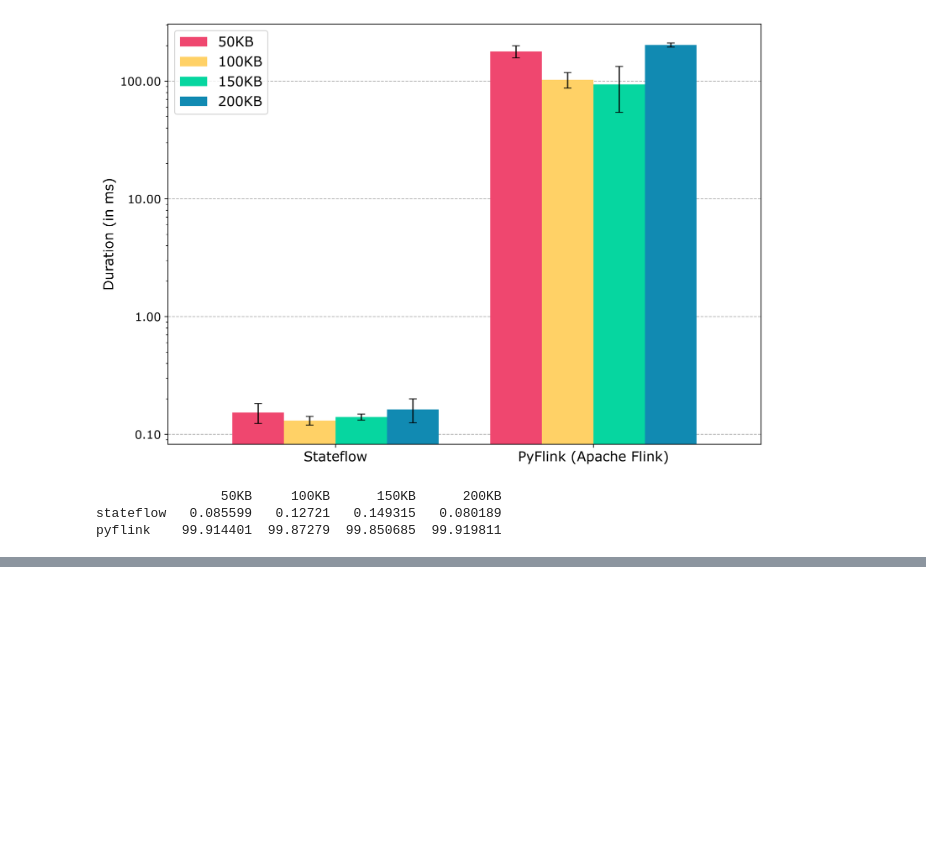
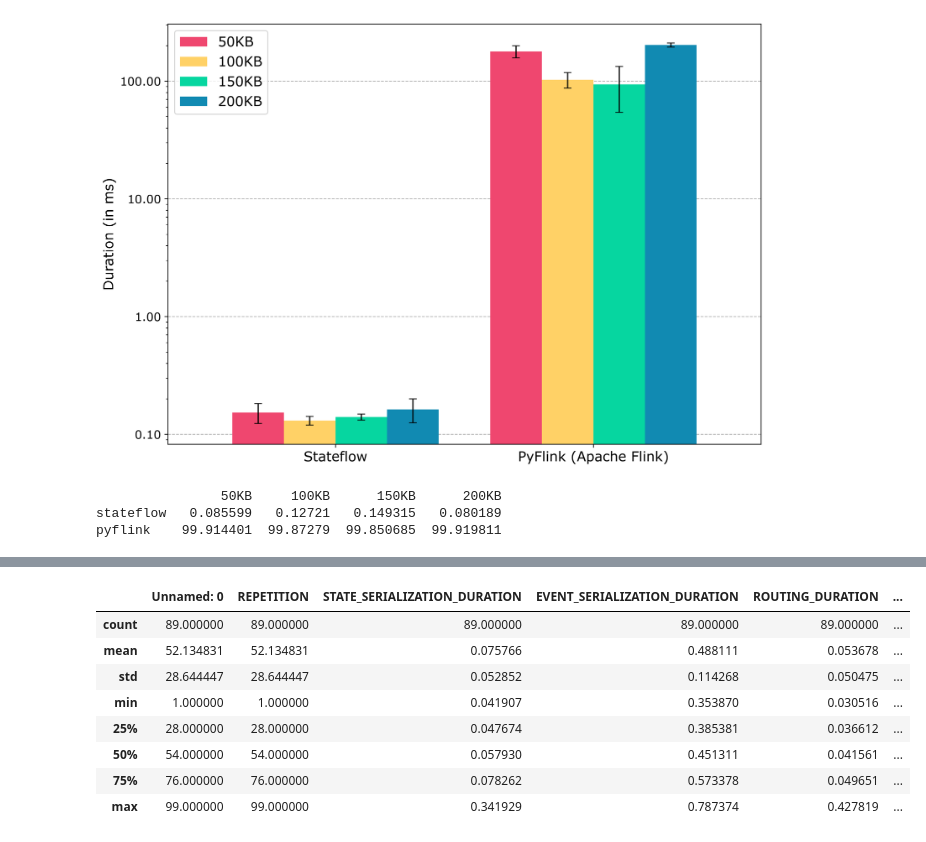
Before and after one commit to delftdata/stateflow-evaluation, a Jupyter notebook: results/overhead/overhead_results_with_runtime.ipynb, the cells around one changed output, grey strips where cells are left out. Saved outputs shown, nothing was run; the diff lists cells and outputs as text; code cells hidden in the pictures; blank space fills up the shorter version.

```diff
--- a/results/overhead/overhead_results_with_runtime.ipynb
+++ b/results/overhead/overhead_results_with_runtime.ipynb
@@ -1035,0 +1065,21 @@ pyflink    99.914401  99.87279  99.850685  99.919811
+# %%
+eg100_data = pd.read_csv("with_runtime/pyflink_100eg.csv")
+columns = ["PYFLINK", "EVENT_SERIALIZATION_DURATION"]
+for column in columns:
+    eg100_data = eg100_data[eg100_data[column] < eg100_data[column].quantile(0.95)]
+eg100_data["stateflow"] = eg100_data["ACTOR_CONSTRUCTOR"] + eg100_data["ROUTING_DURATION"] + eg100_data["EVENT_SERIALIZATION_DURATION"] + eg100_data["STATE_SERIALIZATION_DURATION"] + eg100_data["EXECUTION_GRAPH_TRAVERSAL"]
+eg100_data["pyflink"] = eg100_data["PYFLINK"] - KAFKA_ROUNDTRIP
+
+#eg100_data["stateflow"] = eg100_data[eg100_data["stateflow"] < eg100_data["stateflow"].quantile(0.95)]
+
+eg100_data.describe()
+# %% [output]
+|  | Unnamed: 0 | REPETITION | STATE_SERIALIZATION_DURATION | EVENT_SERIALIZATION_DURATION | ROUTING_DURATION | ... |
+| count | 89.000000 | 89.000000 | 89.000000 | 89.000000 | 89.000000 | ... |
+| mean | 52.134831 | 52.134831 | 0.075766 | 0.488111 | 0.053678 | ... |
+| std | 28.644447 | 28.644447 | 0.052852 | 0.114268 | 0.050475 | ... |
+| min | 1.000000 | 1.000000 | 0.041907 | 0.353870 | 0.030516 | ... |
+| 25% | 28.000000 | 28.000000 | 0.047674 | 0.385381 | 0.036612 | ... |
+| 50% | 54.000000 | 54.000000 | 0.057930 | 0.451311 | 0.041561 | ... |
+| 75% | 76.000000 | 76.000000 | 0.078262 | 0.573378 | 0.049651 | ... |
+| max | 99.000000 | 99.000000 | 0.341929 | 0.787374 | 0.427819 | ... |
```
Also changed, not shown: parts of 6 cells of this notebook, 1 other file.
